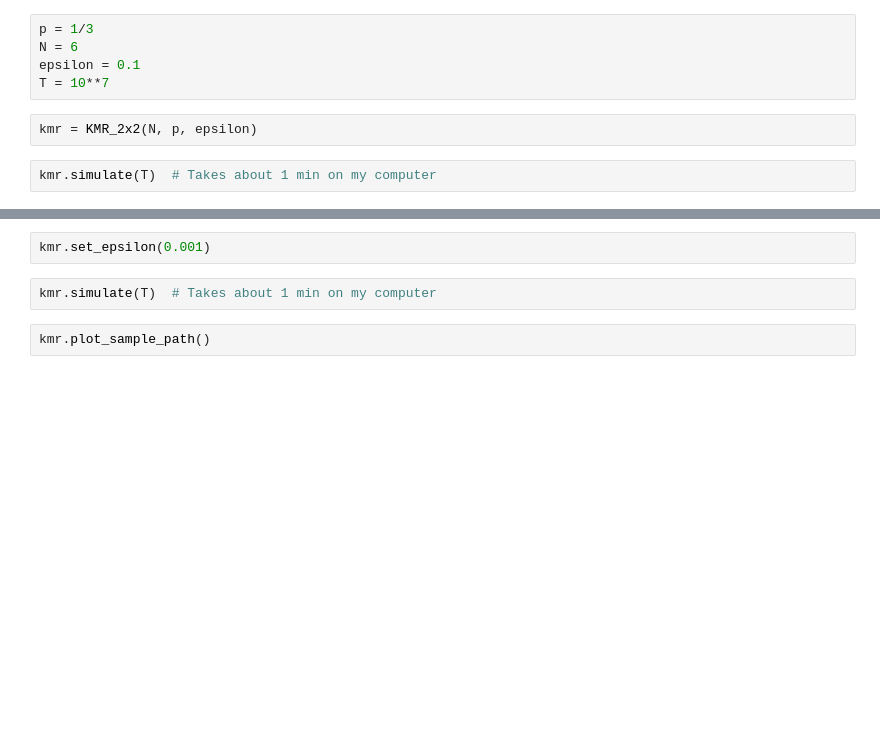
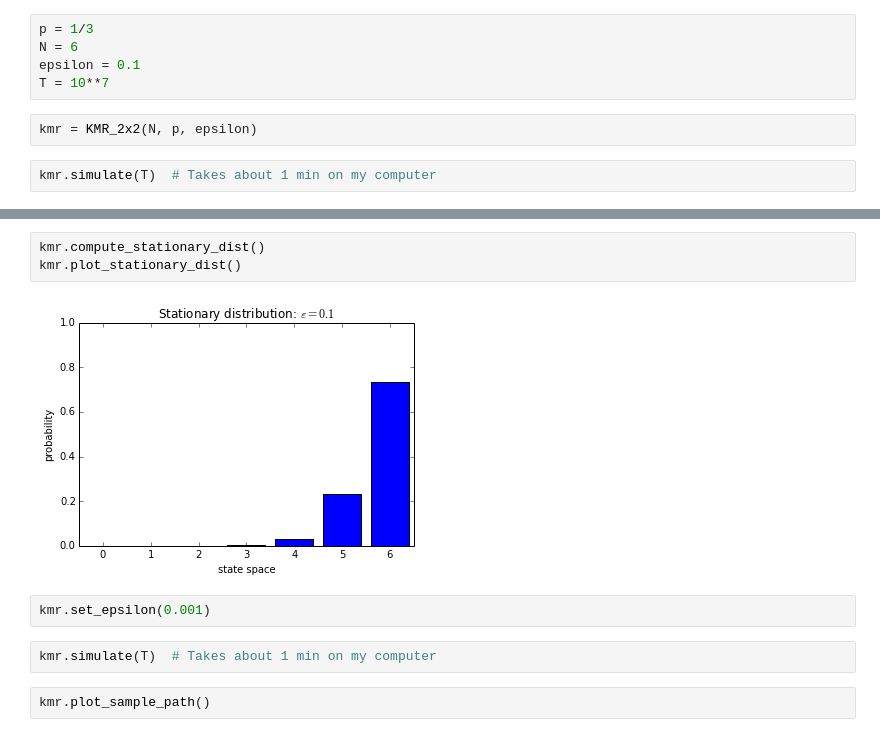
Before and after one commit to fagan2888/stochevolution, a Jupyter notebook: KMR_2x2_example.ipynb, the cells around one changed output, grey strips where cells are left out. Saved outputs shown, nothing was run; the diff lists cells and outputs as text; blank space fills up the shorter version.

```diff
--- a/KMR_2x2_example.ipynb
+++ b/KMR_2x2_example.ipynb
@@ -23,3 +23,8 @@ kmr.plot_emprical_distribution()
+# %%
+kmr.compute_stationary_dist()
+kmr.plot_stationary_dist()
+# %% [output]
+[figure, added]
 # %%
 kmr.set_epsilon(0.001)
 # %%
```
Also changed, not shown: parts of 5 cells of this notebook, 1 other file.
